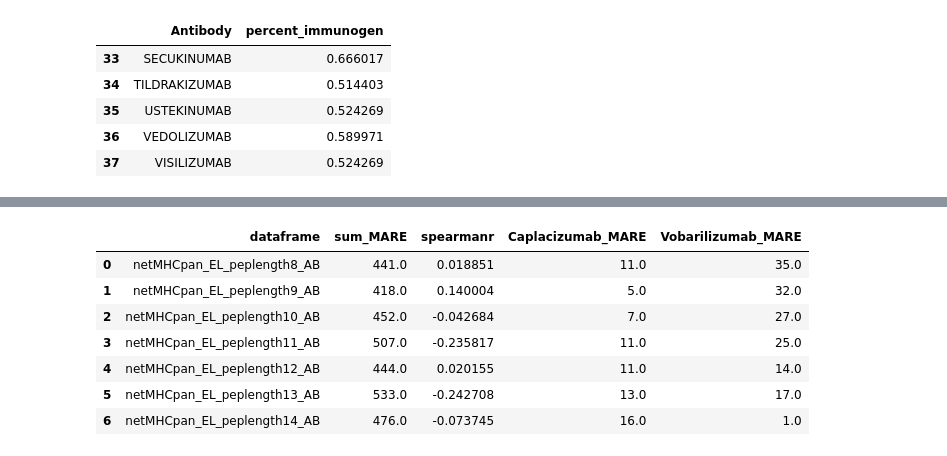
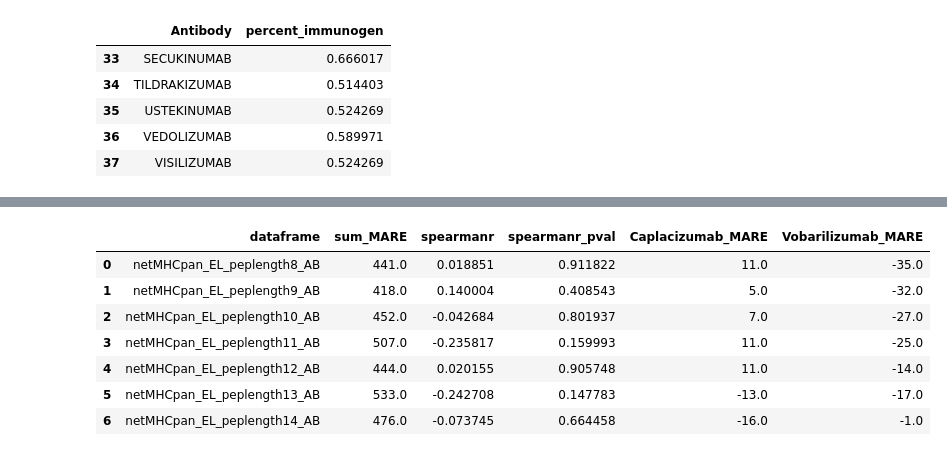
Before and after one commit to RebeckaAntonsson/Thesis, a Jupyter notebook: Immonogenecity_tool_testing/Testing_settings_for_tools/NetMHCpan_EL/calc_rank_stats.ipynb, the cells around one changed output, grey strips where cells are left out. Drawn from its saved outputs; the diff is of its cells as text; code cells hidden in the pictures.

```diff
--- a/Immonogenecity_tool_testing/Testing_settings_for_tools/NetMHCpan_EL/calc_rank_stats.ipynb
+++ b/Immonogenecity_tool_testing/Testing_settings_for_tools/NetMHCpan_EL/calc_rank_stats.ipynb
@@ -289,4 +282,4 @@ for df in all_dfs_AB.values():
 
 # Do the same thing for the dataframes with the nanobodies
 for df in all_dfs.values():
-    df['MARE'] = (df['ranked_by_tool'] - df['ADA_rank']).abs()
+    df['MARE'] = df['ranked_by_tool'] - df['ADA_rank']
@@ -300,24 +286,27 @@ for df in all_dfs.values():
 # %%
 # Create a ranked_score_table df with coulmns, datadframe (with all df names from all_dfs_AB),
 # The sum of MARE for each df,
 # The spearman rank correlation between ranked by tool and ADA rank,
 # The MARE for Caplacizumab and Vobarilizumab
 ranked_score_table = pd.DataFrame({
     'dataframe': list(all_dfs_AB.keys()),
     'sum_MARE': [df['MARE'].sum() for df in all_dfs_AB.values()],
     'spearmanr': [spearmanr(df['ranked_by_tool'], df['ADA_rank']).correlation for df in all_dfs_AB.values()],
+    'spearmanr_pval': [spearmanr(df['ranked_by_tool'], df['ADA_rank']).pvalue for df in all_dfs_AB.values()],
     'Caplacizumab_MARE': [df.loc[df['Antibody'] == 'Caplacizumab', 'MARE'].values[0] for df in all_dfs.values()],
     'Vobarilizumab_MARE': [df.loc[df['Antibody'] == 'Vobarilizumab', 'MARE'].values[0] for df in all_dfs.values()]
 
 })
 
+# save the ranked_score_table as a csv file
+ranked_score_table.to_csv('ranked_score_table.csv', index=False)
 ranked_score_table
 # %% [output]
-|  | dataframe | sum_MARE | spearmanr | Caplacizumab_MARE | Vobarilizumab_MARE |
-| 0 | netMHCpan_EL_peplength8_AB | 441.0 | 0.018851 | 11.0 | 35.0 |
-| 1 | netMHCpan_EL_peplength9_AB | 418.0 | 0.140004 | 5.0 | 32.0 |
-| 2 | netMHCpan_EL_peplength10_AB | 452.0 | -0.042684 | 7.0 | 27.0 |
-| 3 | netMHCpan_EL_peplength11_AB | 507.0 | -0.235817 | 11.0 | 25.0 |
-| 4 | netMHCpan_EL_peplength12_AB | 444.0 | 0.020155 | 11.0 | 14.0 |
-| 5 | netMHCpan_EL_peplength13_AB | 533.0 | -0.242708 | 13.0 | 17.0 |
-| 6 | netMHCpan_EL_peplength14_AB | 476.0 | -0.073745 | 16.0 | 1.0 |
+|  | dataframe | sum_MARE | spearmanr | spearmanr_pval | Caplacizumab_MARE | Vobarilizumab_MARE |
+| 0 | netMHCpan_EL_peplength8_AB | 441.0 | 0.018851 | 0.911822 | 11.0 | -35.0 |
+| 1 | netMHCpan_EL_peplength9_AB | 418.0 | 0.140004 | 0.408543 | 5.0 | -32.0 |
+| 2 | netMHCpan_EL_peplength10_AB | 452.0 | -0.042684 | 0.801937 | 7.0 | -27.0 |
+| 3 | netMHCpan_EL_peplength11_AB | 507.0 | -0.235817 | 0.159993 | 11.0 | -25.0 |
+| 4 | netMHCpan_EL_peplength12_AB | 444.0 | 0.020155 | 0.905748 | 11.0 | -14.0 |
+| 5 | netMHCpan_EL_peplength13_AB | 533.0 | -0.242708 | 0.147783 | -13.0 | -17.0 |
+| 6 | netMHCpan_EL_peplength14_AB | 476.0 | -0.073745 | 0.664458 | -16.0 | -1.0 |
```
Also changed, not shown: parts of 3 cells of this notebook, 12 other files.
